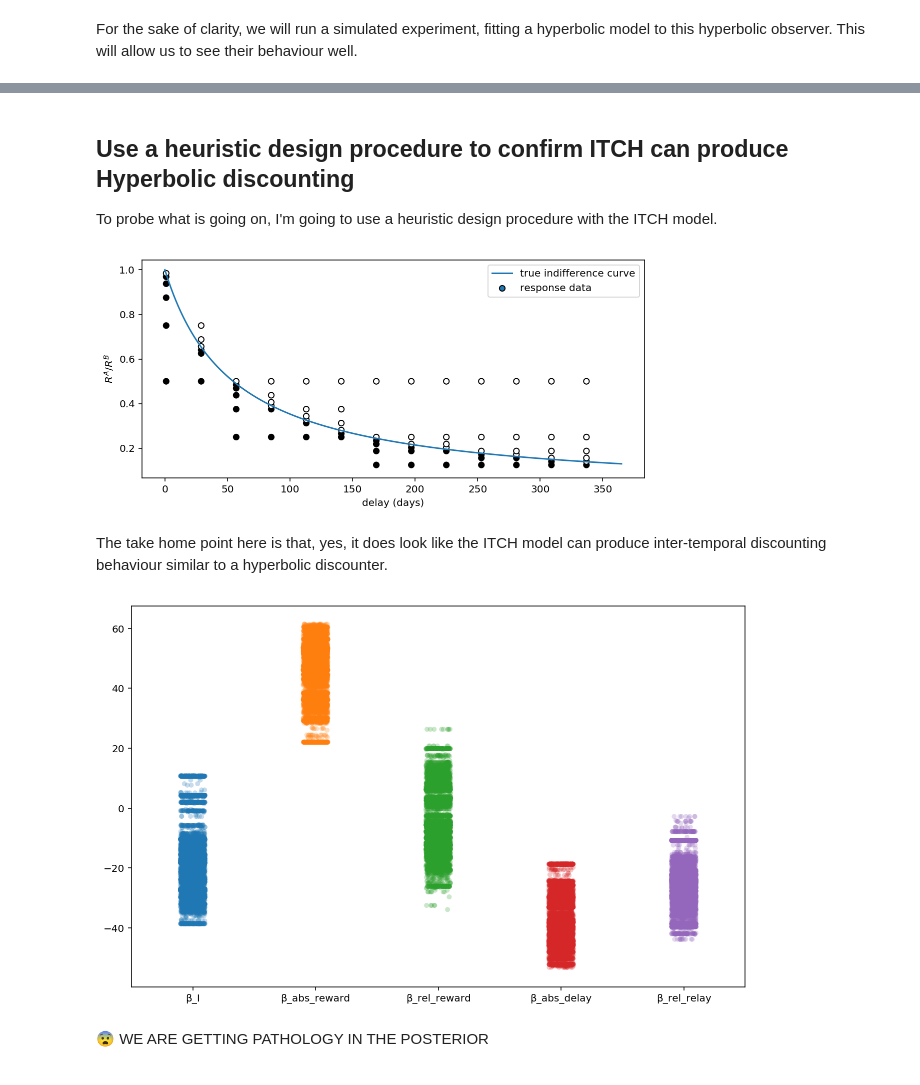
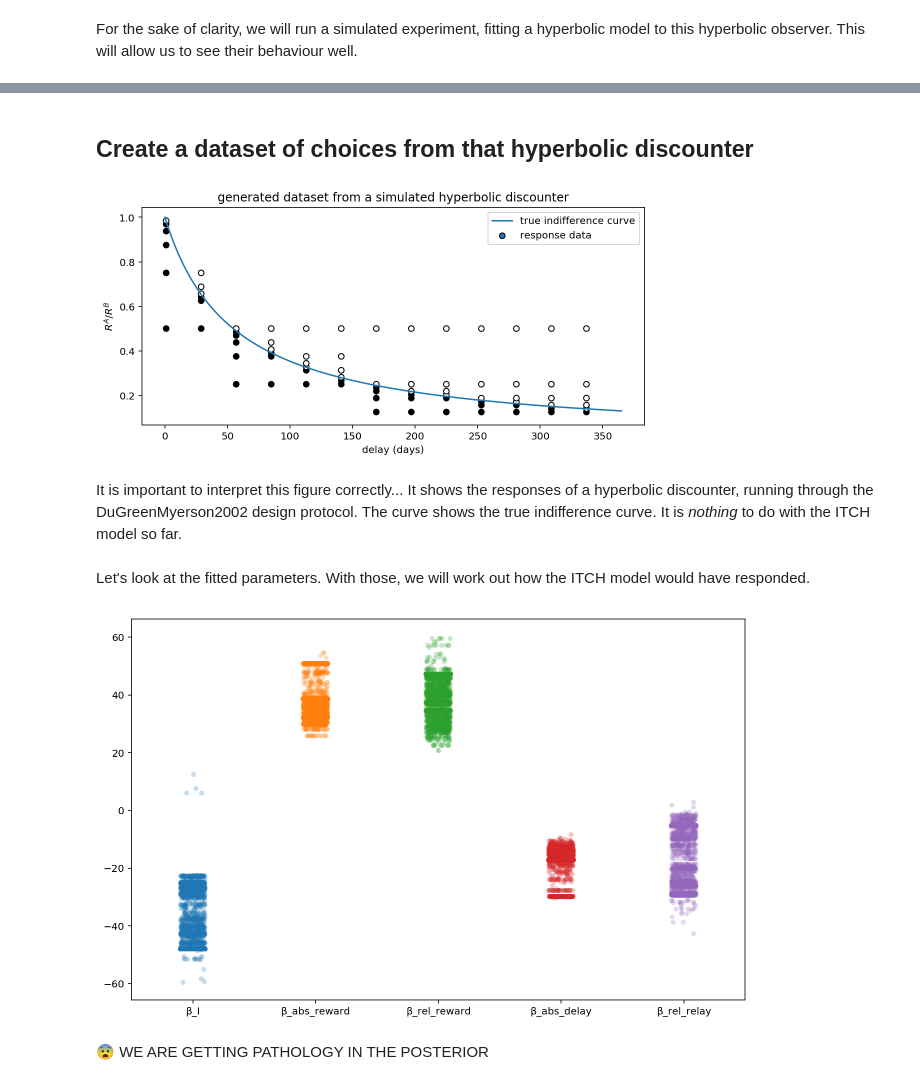
Before and after one commit to drbenvincent/darc_toolbox, a Jupyter notebook: dev/ITCH.ipynb, the cells around one changed output, grey strips where cells are left out. Cells and saved outputs as stored; diff of their text form; code cells hidden in the pictures.

Commit message:
#74 fixed incorrect interpretation in ITCH notebook
Looking like the ITCH model CANNOT produce hyperbolic-like discounting behaviour.

```diff
--- a/dev/ITCH.ipynb
+++ b/dev/ITCH.ipynb
@@ -88,6 +88,5 @@ plt.plot(delays, hyperbolic_discount_func(delays, response_model.θ_true['logk']
-# %% [markdown]
-## Use a heuristic design procedure to confirm ITCH can produce Hyperbolic discounting
-To probe what is going on, I'm going to use a heuristic design procedure with the ITCH model.
+# %% [markdown]
+## Create a dataset of choices from that hyperbolic discounter
 # %%
 from darc.delayed.designs import Frye, DuGreenMyerson2002
 # %%
@@ -100,24 +99,32 @@ heuristic_fitted_model, _ = simulated_experiment_trial_loop(heuristic_design_thi
                                                   response_model=response_model,
                                                   track_this_parameter=None)
 # %%
-data_plotter(heuristic_design_thing.get_df())
+# get the simulated dataset
+simulated_hyperbolic_dataset = heuristic_design_thing.get_df()
+
+# plot it
+data_plotter(simulated_hyperbolic_dataset)
 
 # append true indifference curve to the plot
 delays = np.linspace(0, 365, 1000)
 plt.plot(delays,
          hyperbolic_discount_func(delays, response_model.θ_true['logk'].values),
          label='true indifference curve')
-plt.legend();
+plt.legend()
+plt.title('generated dataset from a simulated hyperbolic discounter');
 # %% [output]
-[figure, old version]
+[figure, new version]
-# %% [markdown]
-The take home point here is that, yes, it does look like the ITCH model can produce inter-temporal discounting behaviour similar to a hyperbolic discounter.
+# %% [markdown]
+It is important to interpret this figure correctly...
+It shows the responses of a hyperbolic discounter, running through the DuGreenMyerson2002 design protocol. The curve shows the true indifference curve. It is _nothing_ to do with the ITCH model so far.
+# %% [markdown]
+Let's look at the fitted parameters. With those, we will work out how the ITCH model would have responded.
 # %%
 fig, ax = plt.subplots(figsize=(11, 7))
 
-sns.stripplot(data=heuristic_fitted_model.θ, alpha=.25, jitter=True, ax=ax);
+sns.stripplot(data=fitted_ITCH_model.θ, alpha=.25, jitter=True, ax=ax);
 # %% [output]
-[figure, old version]
+[figure, new version]
 # %% [markdown]
 😨 WE ARE GETTING PATHOLOGY IN THE POSTERIOR
 # %% [markdown]
```
Also changed, not shown: parts of 23 cells of this notebook.
